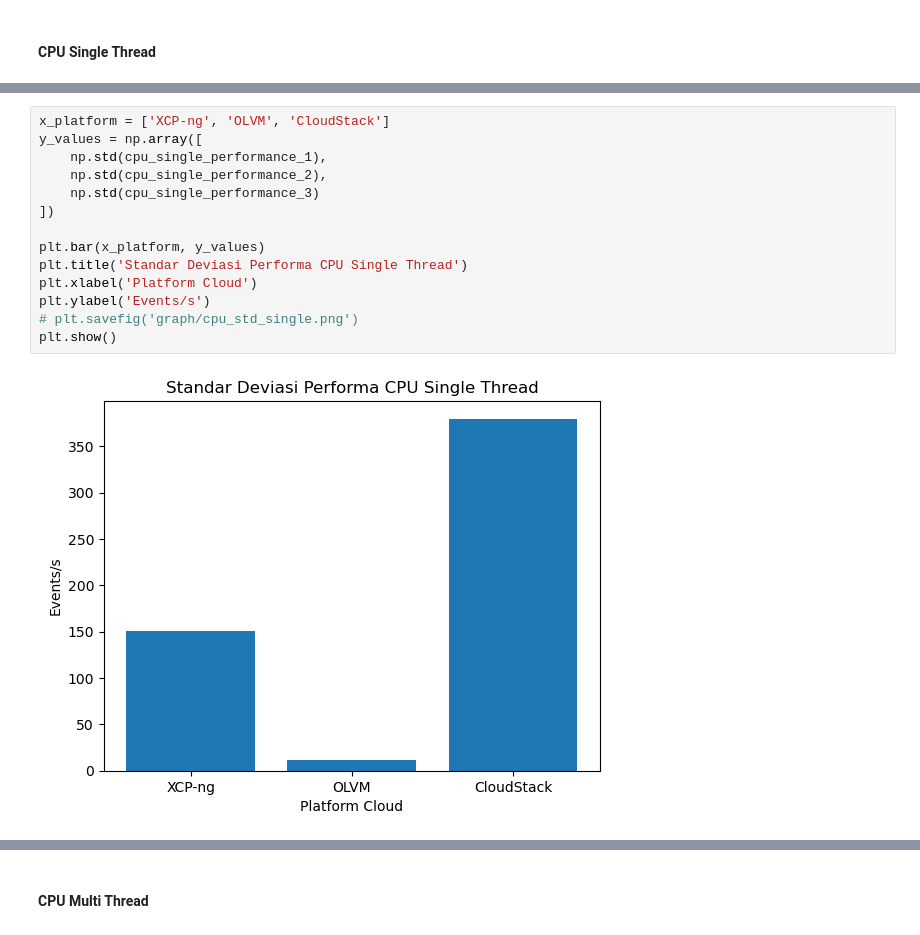
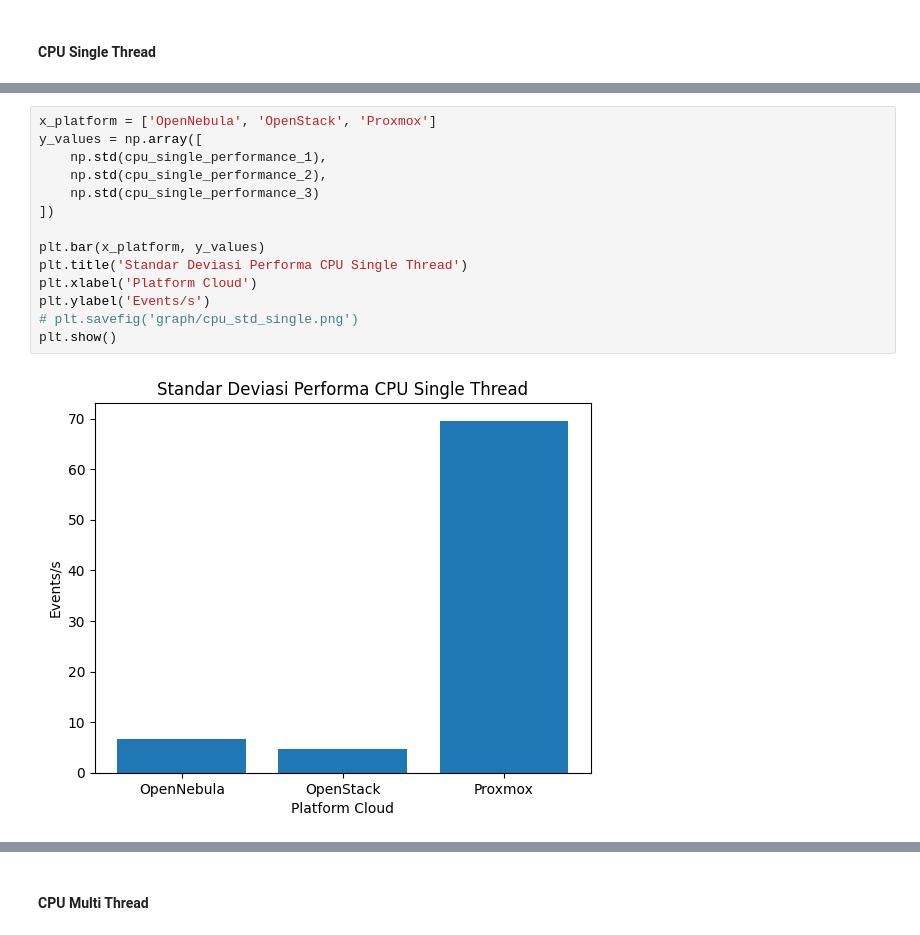
Before and after one commit to aud1tya4dnan/BIG-Troubleshoot, a Jupyter notebook: olah-csv/olah_komputasi.ipynb, the cells around one changed output, grey strips where cells are left out. Drawn from its saved outputs; the diff is of its cells as text.

```diff
--- a/olah-csv/olah_komputasi.ipynb
+++ b/olah-csv/olah_komputasi.ipynb
@@ -147,17 +143,17 @@ plt.show()
 # %%
-x_platform = ['XCP-ng', 'OLVM', 'CloudStack']
+x_platform = ['OpenNebula', 'OpenStack', 'Proxmox']
 y_values = np.array([
     np.std(cpu_single_performance_1),
     np.std(cpu_single_performance_2),
     np.std(cpu_single_performance_3)
 ])
 
 plt.bar(x_platform, y_values)
 plt.title('Standar Deviasi Performa CPU Single Thread')
 plt.xlabel('Platform Cloud')
 plt.ylabel('Events/s')
 # plt.savefig('graph/cpu_std_single.png')
 plt.show()
 # %% [output]
-[figure, old version]
+[figure, new version]
 # %%
```
Also changed, not shown: parts of 28 cells of this notebook, 6 other files.
